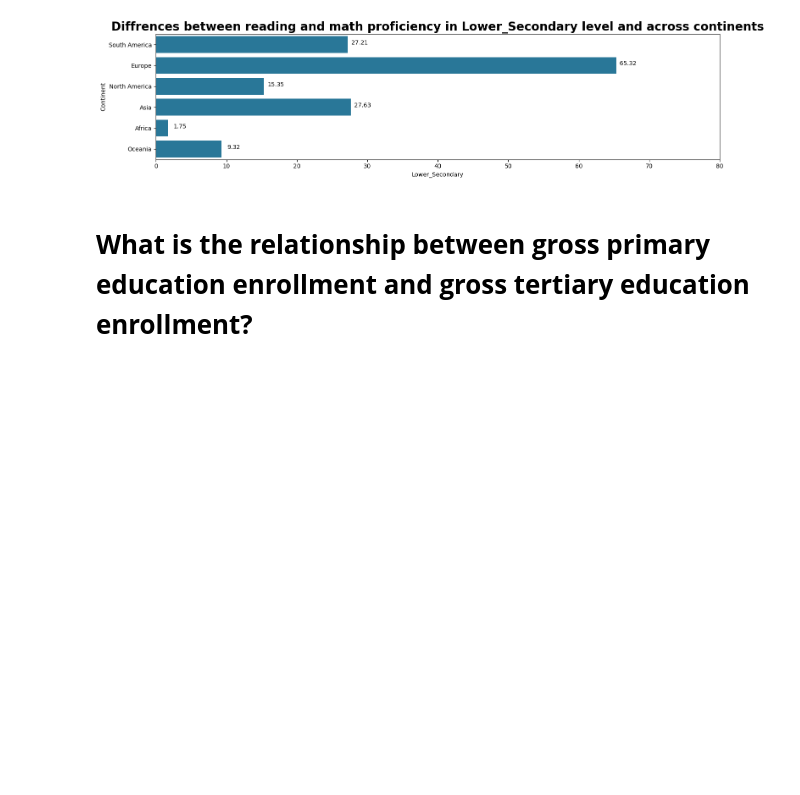
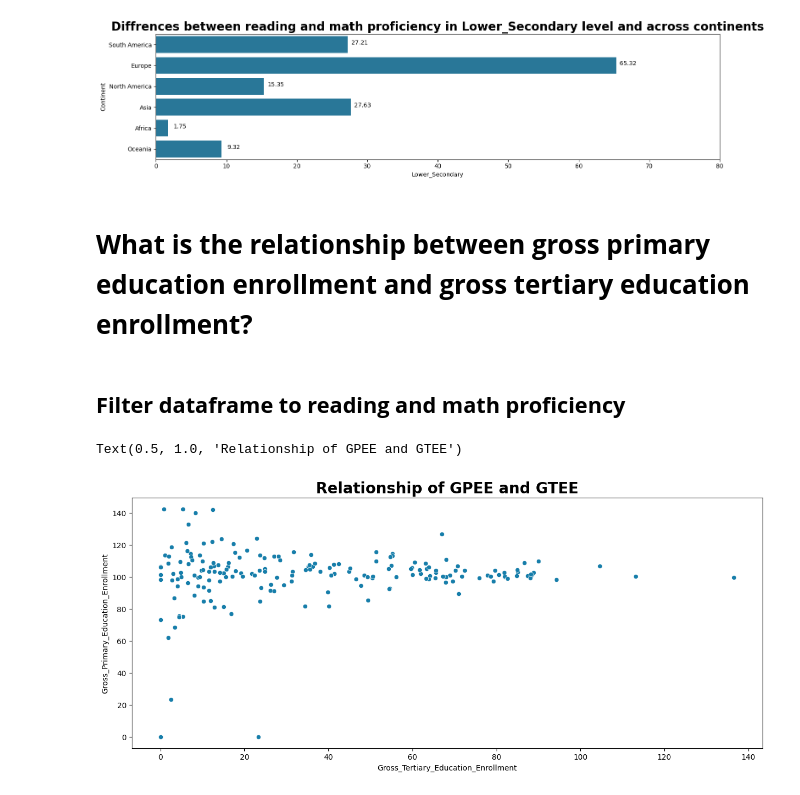
Before and after one commit to le0na123/Python-Global-Education-Analysis-Porfolio, a Jupyter notebook: Global_Education_Analysis.ipynb, the cells around one changed output. Saved outputs shown, nothing was run; the diff lists cells and outputs as text; code cells hidden in the pictures; blank space fills up the shorter version.

```diff
--- a/Global_Education_Analysis.ipynb
+++ b/Global_Education_Analysis.ipynb
@@ -309,3 +300,18 @@ plt.tight_layout()
 [figure]
 # %% [markdown]
 # **What is the relationship between gross primary education enrollment and gross tertiary education enrollment?**
+# %% [markdown]
+## **Filter dataframe to reading and math proficiency**
+# %%
+df_erollemnt = df[['Countries', 'Gross_Primary_Education_Enrollment' , 'Gross_Tertiary_Education_Enrollment']]
+df_erollemnt = df_erollemnt.groupby('Countries').agg({
+    'Gross_Primary_Education_Enrollment': 'mean',
+    'Gross_Tertiary_Education_Enrollment': 'mean'
+}).reset_index()
+# %%
+plt.figure(figsize=(15,6))
+sns.scatterplot(df_erollemnt, x = 'Gross_Tertiary_Education_Enrollment', y = 'Gross_Primary_Education_Enrollment', color='#177EAA')
+plt.title('Relationship of GPEE and GTEE', fontweight = '600', fontsize = 20)
+# %% [output]
+Text(0.5, 1.0, 'Relationship of GPEE and GTEE')
+[figure, added]
```
Also changed, not shown: parts of 10 cells of this notebook, 7 other files.
